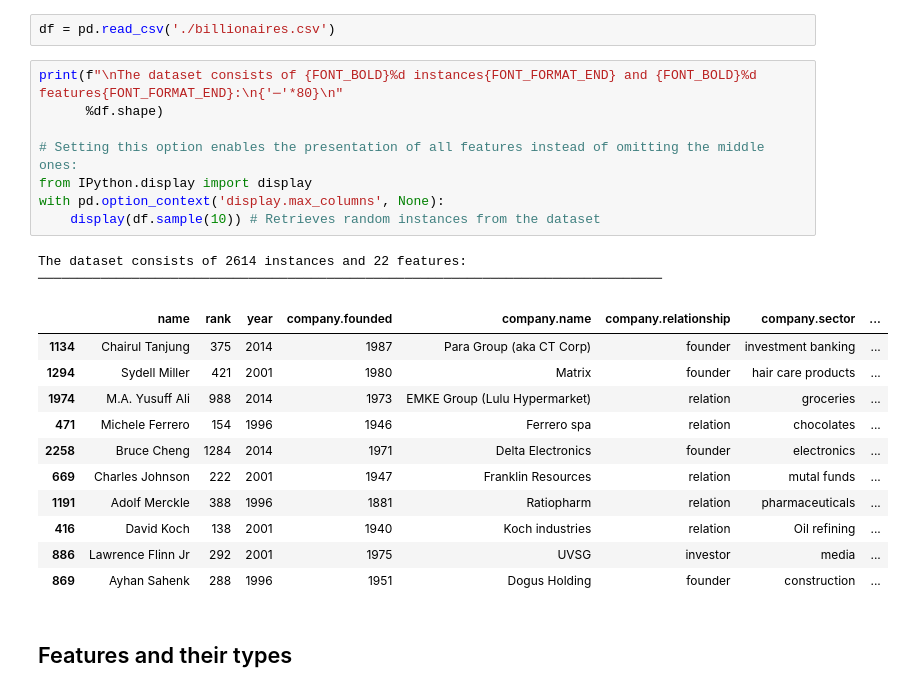
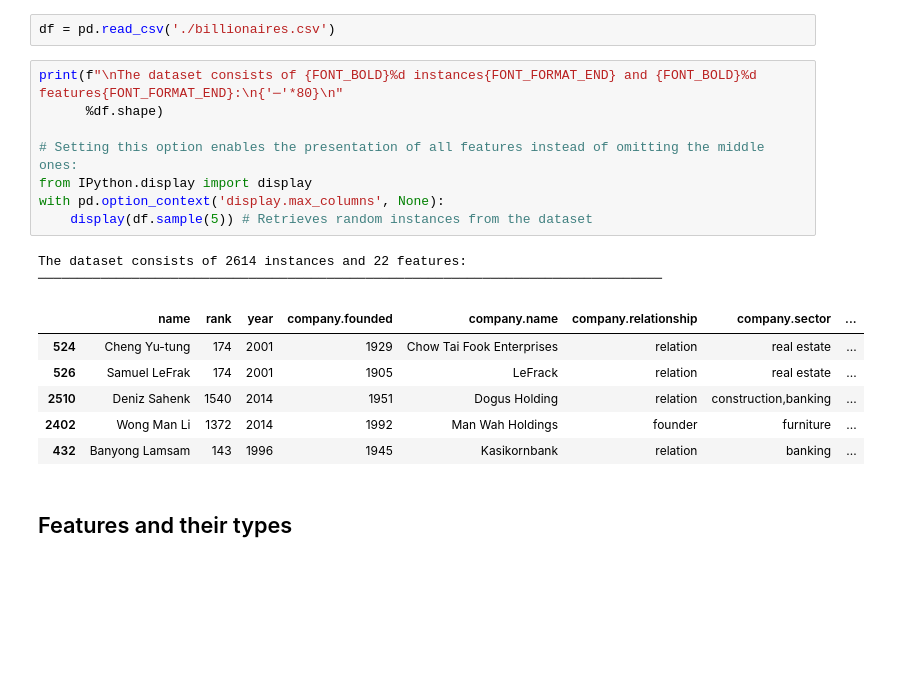
Before and after one commit to babakmahmoudian/billionaires, a Jupyter notebook: billionaires.ipynb, the cells around one changed output. Cells and saved outputs as stored; diff of their text form; blank space fills up the shorter version.

```diff
--- a/billionaires.ipynb
+++ b/billionaires.ipynb
@@ -17,25 +17,20 @@ df = pd.read_csv('./billionaires.csv')
 # %%
 print(f"\nThe dataset consists of {FONT_BOLD}%d instances{FONT_FORMAT_END} and {FONT_BOLD}%d features{FONT_FORMAT_END}:\n{'─'*80}\n"
       %df.shape)
 
 # Setting this option enables the presentation of all features instead of omitting the middle ones:
 from IPython.display import display
 with pd.option_context('display.max_columns', None):
-    display(df.sample(10)) # Retrieves random instances from the dataset
+    display(df.sample(5)) # Retrieves random instances from the dataset
 # %% [output]
 The dataset consists of 2614 instances and 22 features:
 ────────────────────────────────────────────────────────────────────────────────
 |  | name | rank | year | company.founded | company.name | company.relationship | company.sector | ... |
-| 1134 | Chairul Tanjung | 375 | 2014 | 1987 | Para Group (aka CT Corp) | founder | investment banking | ... |
-| 1294 | Sydell Miller | 421 | 2001 | 1980 | Matrix | founder | hair care products | ... |
-| 1974 | M.A. Yusuff Ali | 988 | 2014 | 1973 | EMKE Group (Lulu Hypermarket) | relation | groceries | ... |
-| 471 | Michele Ferrero | 154 | 1996 | 1946 | Ferrero spa | relation | chocolates | ... |
-| 2258 | Bruce Cheng | 1284 | 2014 | 1971 | Delta Electronics | founder | electronics | ... |
-| 669 | Charles Johnson | 222 | 2001 | 1947 | Franklin Resources | relation | mutal funds | ... |
-| 1191 | Adolf Merckle | 388 | 1996 | 1881 | Ratiopharm | relation | pharmaceuticals | ... |
-| 416 | David Koch | 138 | 2001 | 1940 | Koch industries | relation | Oil refining | ... |
-| 886 | Lawrence Flinn Jr | 292 | 2001 | 1975 | UVSG | investor | media | ... |
-| 869 | Ayhan Sahenk | 288 | 1996 | 1951 | Dogus Holding | founder | construction | ... |
+| 524 | Cheng Yu-tung | 174 | 2001 | 1929 | Chow Tai Fook Enterprises | relation | real estate | ... |
+| 526 | Samuel LeFrak | 174 | 2001 | 1905 | LeFrack | relation | real estate | ... |
+| 2510 | Deniz Sahenk | 1540 | 2014 | 1951 | Dogus Holding | relation | construction,banking | ... |
+| 2402 | Wong Man Li | 1372 | 2014 | 1992 | Man Wah Holdings | founder | furniture | ... |
+| 432 | Banyong Lamsam | 143 | 1996 | 1945 | Kasikornbank | relation | banking | ... |
 # %% [markdown]
 ## Features and their types
 # %%
```
Also changed, not shown: parts of 4 cells of this notebook.
